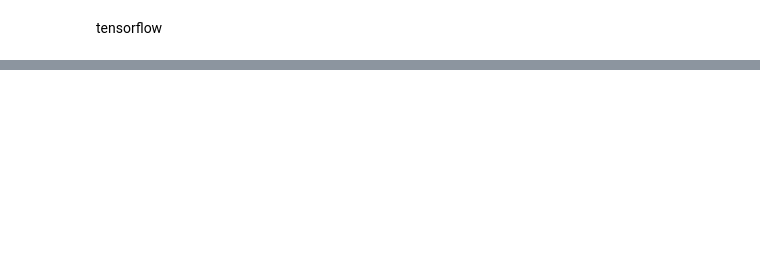
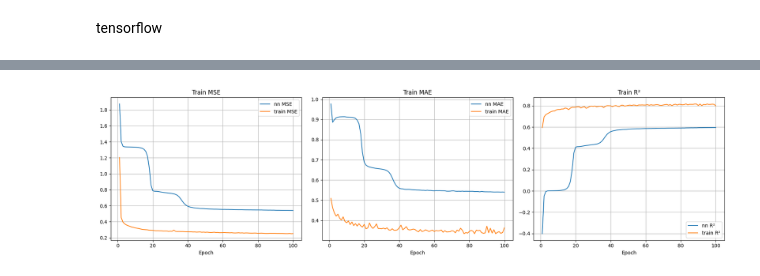
Before and after one commit to iMba-I/Labs, a Jupyter notebook: Lab2.ipynb, the cells around one changed output, grey strips where cells are left out. Drawn from its saved outputs; the diff is of its cells as text; code cells hidden in the pictures; blank space fills up the shorter version.

```diff
--- a/Lab2.ipynb
+++ b/Lab2.ipynb
@@ -420,0 +351,34 @@ TF R² : 0.5827758068952801
+# %%
+plt.figure(figsize=(18, 5))
+
+# --- 1. MSE ---
+plt.subplot(1, 3, 1)
+plt.plot(range(1, len(nn1.train_mse) + 1), nn1.train_mse, label='nn MSE')
+plt.plot(range(1, epochs + 1), train_mse, label='train MSE')
+plt.title('Train MSE')
+plt.xlabel('Epoch')
+plt.legend()
+plt.grid(True)
+
+# --- 2. MAE ---
+plt.subplot(1, 3, 2)
+plt.plot(range(1, len(nn1.train_mae) + 1), nn1.train_mae, label='nn MAE')
+plt.plot(range(1, epochs + 1), train_mae, label='train MAE')
+plt.title('Train MAE')
+plt.xlabel('Epoch')
+plt.legend()
+plt.grid(True)
+
+# --- 3. R² ---
+plt.subplot(1, 3, 3)
+plt.plot(range(1, len(nn1.train_r2) + 1), nn1.train_r2, label='nn R²')
+plt.plot(range(1, epochs + 1), train_r2, label='train R²')
+plt.title('Train R²')
+plt.xlabel('Epoch')
+plt.legend()
+plt.grid(True)
+
+plt.tight_layout()
+plt.show()
+# %% [output]
+[figure, added]
```
Also changed, not shown: parts of 11 cells of this notebook.
